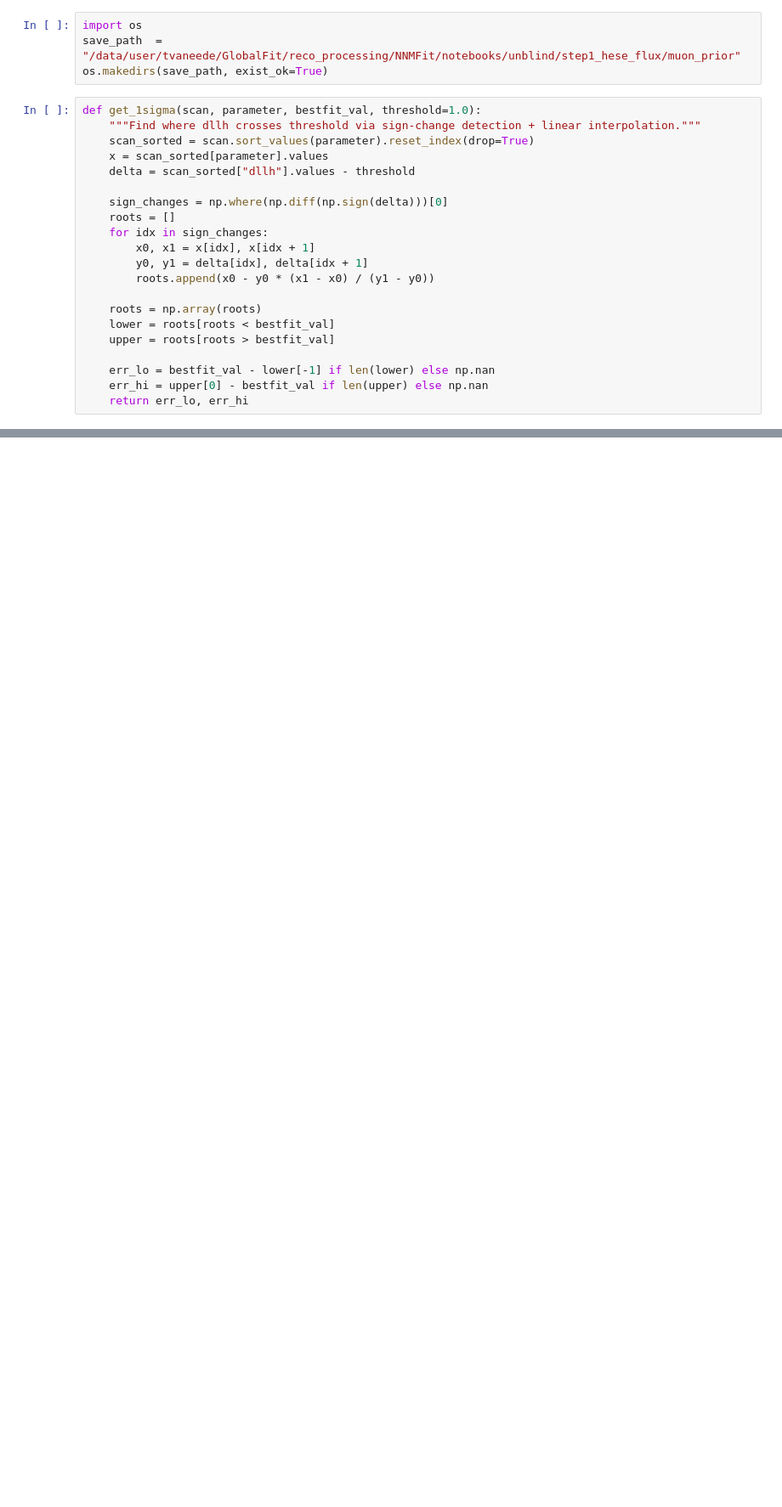
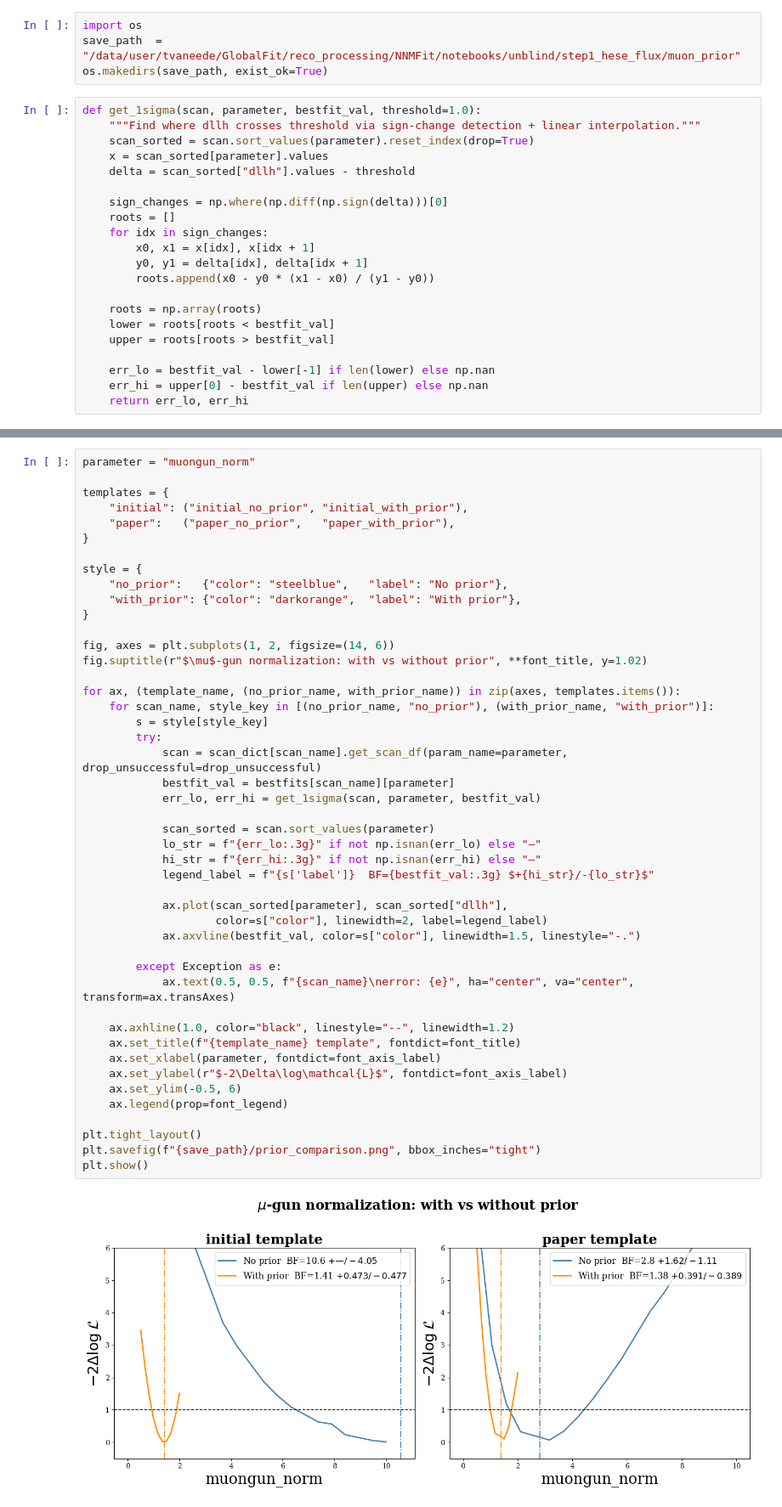
Before and after one commit to icecube/reco_processing, a Jupyter notebook: NNMFit/notebooks/unblind/step1_hese_flux/muon_prior.ipynb, the cells around one changed output, grey strips where cells are left out. Shown at 85% size. Saved outputs shown, nothing was run; the diff lists cells and outputs as text; blank space fills up the shorter version.

```diff
--- a/NNMFit/notebooks/unblind/step1_hese_flux/muon_prior.ipynb
+++ b/NNMFit/notebooks/unblind/step1_hese_flux/muon_prior.ipynb
@@ -333,0 +156,48 @@ print(latex)
+# %%
+parameter = "muongun_norm"
+
+templates = {
+    "initial": ("initial_no_prior", "initial_with_prior"),
+    "paper":   ("paper_no_prior",   "paper_with_prior"),
+}
+
+style = {
+    "no_prior":   {"color": "steelblue",   "label": "No prior"},
+    "with_prior": {"color": "darkorange",  "label": "With prior"},
+}
+
+fig, axes = plt.subplots(1, 2, figsize=(14, 6))
+fig.suptitle(r"$\mu$-gun normalization: with vs without prior", **font_title, y=1.02)
+
+for ax, (template_name, (no_prior_name, with_prior_name)) in zip(axes, templates.items()):
+    for scan_name, style_key in [(no_prior_name, "no_prior"), (with_prior_name, "with_prior")]:
+        s = style[style_key]
+        try:
+            scan = scan_dict[scan_name].get_scan_df(param_name=parameter, drop_unsuccessful=drop_unsuccessful)
+            bestfit_val = bestfits[scan_name][parameter]
+            err_lo, err_hi = get_1sigma(scan, parameter, bestfit_val)
+
+            scan_sorted = scan.sort_values(parameter)
+            lo_str = f"{err_lo:.3g}" if not np.isnan(err_lo) else "—"
+            hi_str = f"{err_hi:.3g}" if not np.isnan(err_hi) else "—"
+            legend_label = f"{s['label']}  BF={bestfit_val:.3g} $+{hi_str}/-{lo_str}$"
+
+            ax.plot(scan_sorted[parameter], scan_sorted["dllh"],
+                    color=s["color"], linewidth=2, label=legend_label)
+            ax.axvline(bestfit_val, color=s["color"], linewidth=1.5, linestyle="-.")
+
+        except Exception as e:
+            ax.text(0.5, 0.5, f"{scan_name}\nerror: {e}", ha="center", va="center", transform=ax.transAxes)
+
+    ax.axhline(1.0, color="black", linestyle="--", linewidth=1.2)
+    ax.set_title(f"{template_name} template", fontdict=font_title)
+    ax.set_xlabel(parameter, fontdict=font_axis_label)
+    ax.set_ylabel(r"$-2\Delta\log\mathcal{L}$", fontdict=font_axis_label)
+    ax.set_ylim(-0.5, 6)
+    ax.legend(prop=font_legend)
+
+plt.tight_layout()
+plt.savefig(f"{save_path}/prior_comparison.png", bbox_inches="tight")
+plt.show()
+# %% [output]
+[figure, added]
```
Also changed, not shown: parts of 16 cells of this notebook, 7 other files.
